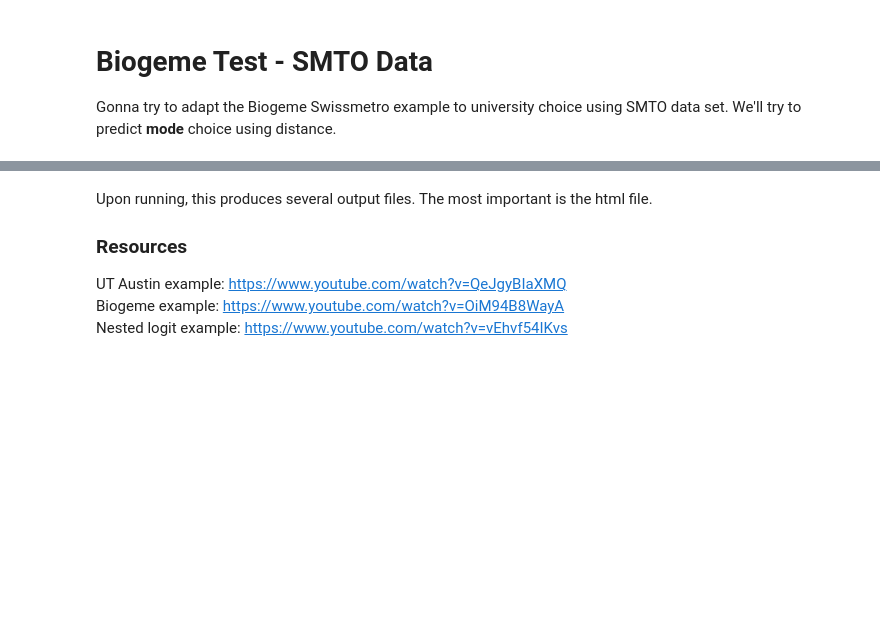
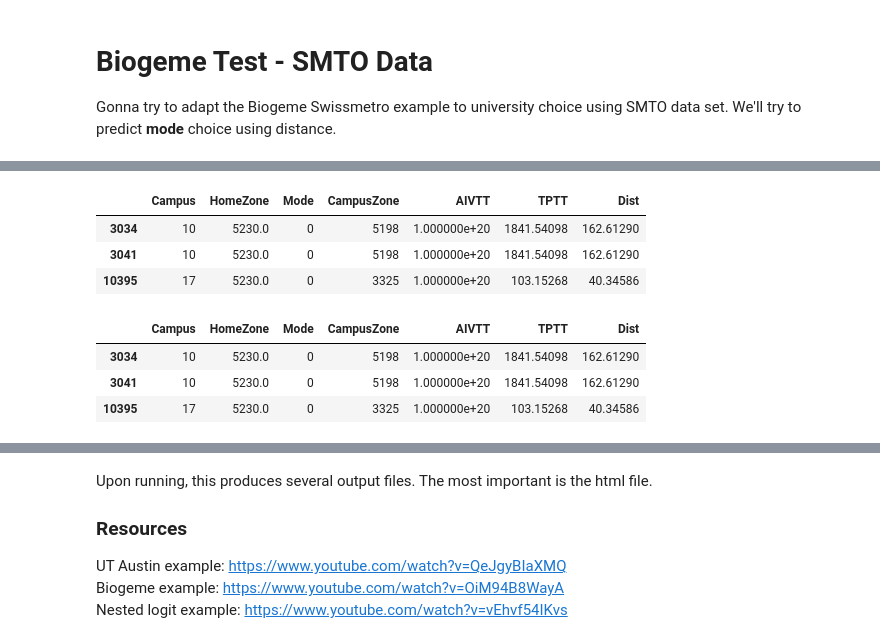
Before and after one commit to gonzaloMS-2000/PORPOS-TMG, a Jupyter notebook: Biogeme/SMTO 2019 Mode Choice/SMTO_Mode_Choice_2019.ipynb, the cells around one changed output, grey strips where cells are left out. Cells and saved outputs as stored; diff of their text form; code cells hidden in the pictures; blank space fills up the shorter version.

```diff
--- a/Biogeme/SMTO 2019 Mode Choice/SMTO_Mode_Choice_2019.ipynb
+++ b/Biogeme/SMTO 2019 Mode Choice/SMTO_Mode_Choice_2019.ipynb
@@ -139,3 +171,17 @@ df.head()
+# %%
+df[df['AIVTT'] > 0.1e20]
+# %% [output]
+|  | Campus | HomeZone | Mode | CampusZone | AIVTT | TPTT | Dist |
+| 3034 | 10 | 5230.0 | 0 | 5198 | 1.000000e+20 | 1841.54098 | 162.61290 |
+| 3041 | 10 | 5230.0 | 0 | 5198 | 1.000000e+20 | 1841.54098 | 162.61290 |
+| 10395 | 17 | 5230.0 | 0 | 3325 | 1.000000e+20 | 103.15268 | 40.34586 |
+# %%
+df[df['HomeZone'] == 5230.0]
+# %% [output]
+|  | Campus | HomeZone | Mode | CampusZone | AIVTT | TPTT | Dist |
+| 3034 | 10 | 5230.0 | 0 | 5198 | 1.000000e+20 | 1841.54098 | 162.61290 |
+| 3041 | 10 | 5230.0 | 0 | 5198 | 1.000000e+20 | 1841.54098 | 162.61290 |
+| 10395 | 17 | 5230.0 | 0 | 3325 | 1.000000e+20 | 103.15268 | 40.34586 |
 # %%
 # Load data into Biogeme database
 database = db.Database("SMTO", df)
```
Also changed, not shown: parts of 15 cells of this notebook, 45 other files.
